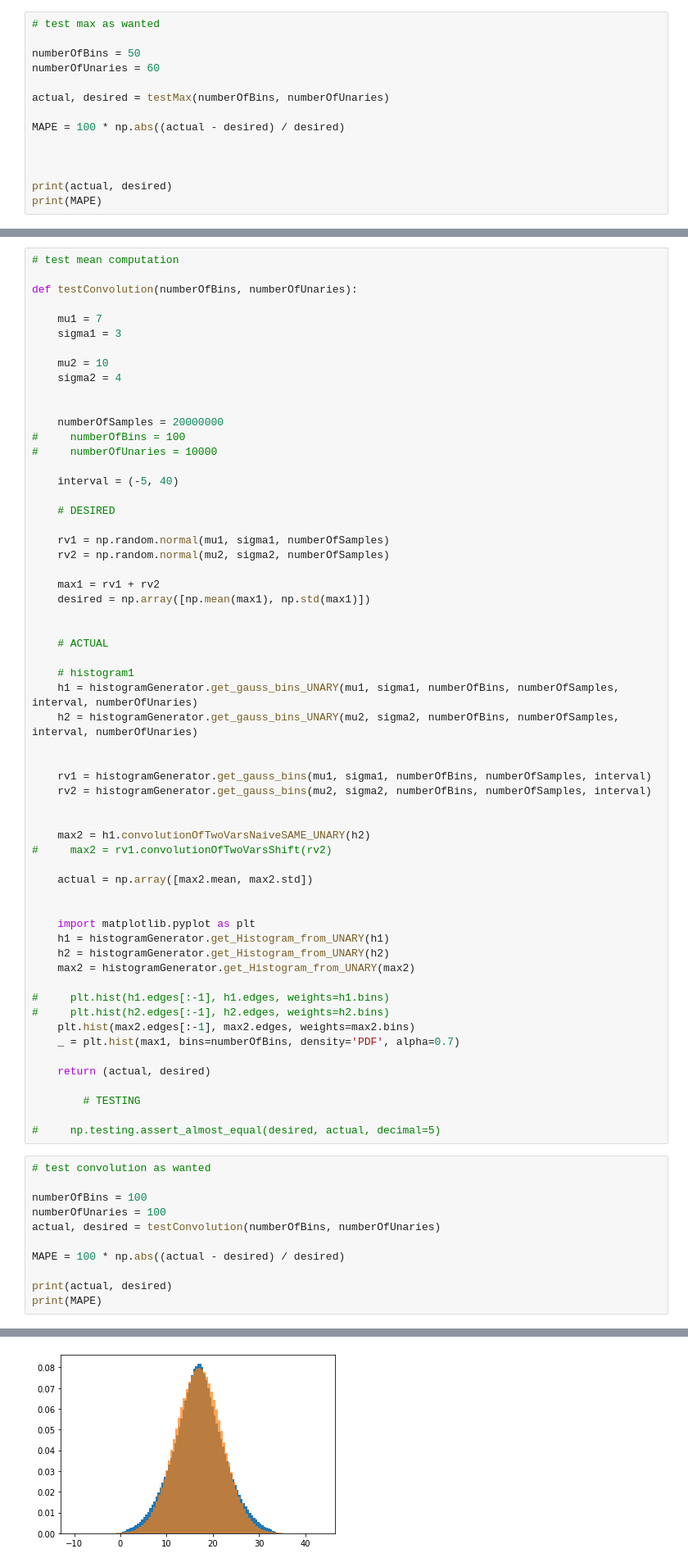
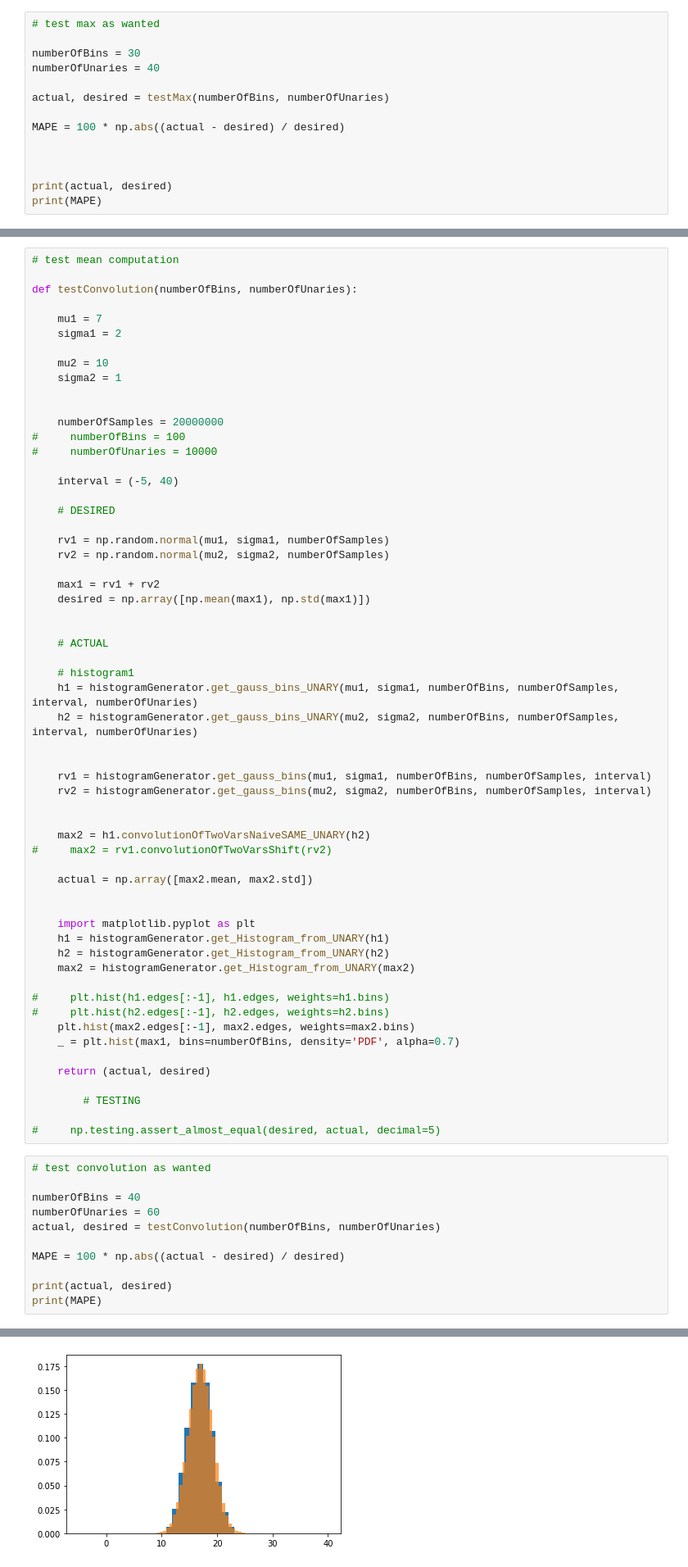
Before and after one commit to bosakad/SSTA-via-GP, a Jupyter notebook: gateSizing/unaryTesting.ipynb, the cells around one changed output, grey strips where cells are left out. Shown at 82% size. Saved outputs shown, nothing was run; the diff lists cells and outputs as text.

Commit message:
solved both problems with unaries

```diff
--- a/gateSizing/unaryTesting.ipynb
+++ b/gateSizing/unaryTesting.ipynb
@@ -73,8 +79,8 @@ def testMax(numberOfBins, numberOfUnaries):
 # %%
 # test max as wanted
 
-numberOfBins = 50
-numberOfUnaries = 60
+numberOfBins = 30
+numberOfUnaries = 40
 
 actual, desired = testMax(numberOfBins, numberOfUnaries)
 
@@ -94,10 +100,10 @@ print(MAPE)
 def testConvolution(numberOfBins, numberOfUnaries):
 
     mu1 = 7
-    sigma1 = 3
+    sigma1 = 2
 
     mu2 = 10
-    sigma2 = 4
+    sigma2 = 1
 
 
     numberOfSamples = 20000000
@@ -150,8 +156,8 @@ def testConvolution(numberOfBins, numberOfUnaries):
 # %%
 # test convolution as wanted
 
-numberOfBins = 100
-numberOfUnaries = 100
+numberOfBins = 40
+numberOfUnaries = 60
 actual, desired = testConvolution(numberOfBins, numberOfUnaries)
 
 MAPE = 100 * np.abs((actual - desired) / desired)
@@ -164,4 +170,4 @@ print(MAPE)
-[figure, old version]
+[figure, new version]
 # %%
 # test infinite ladder function
 
```
Also changed, not shown: parts of 4 cells of this notebook, 2 other files.
